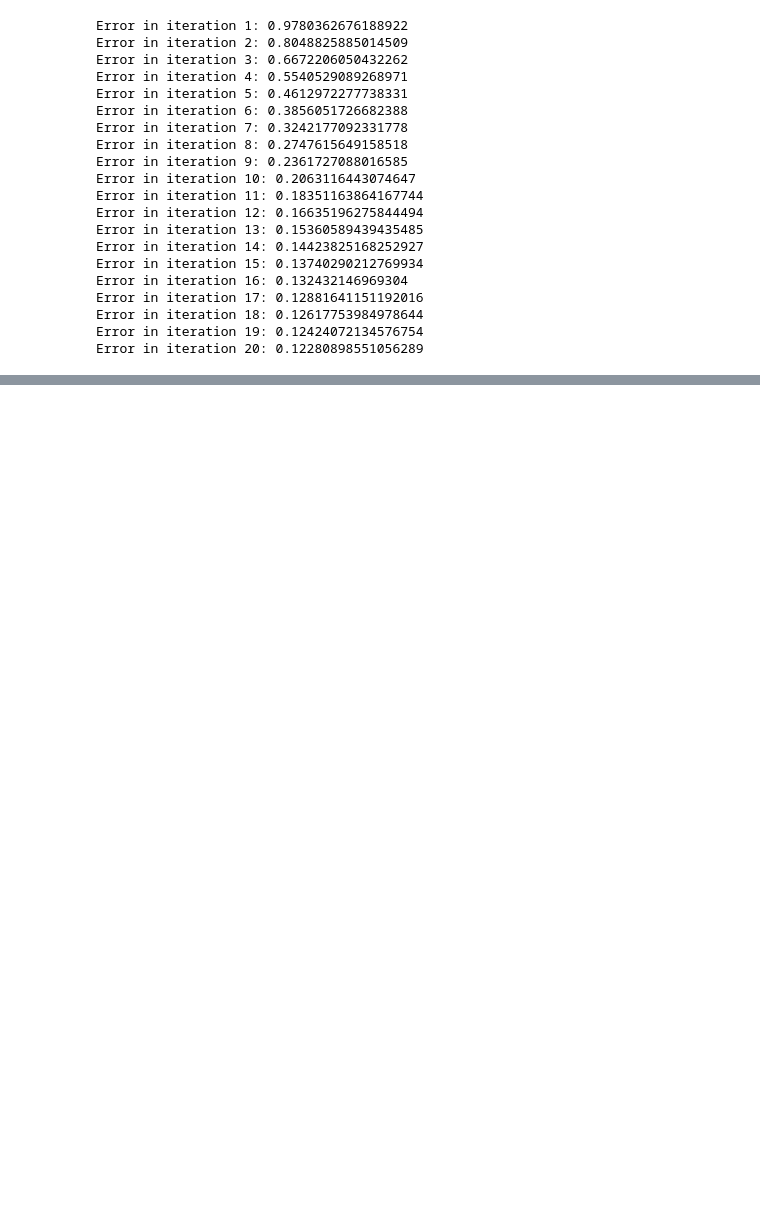
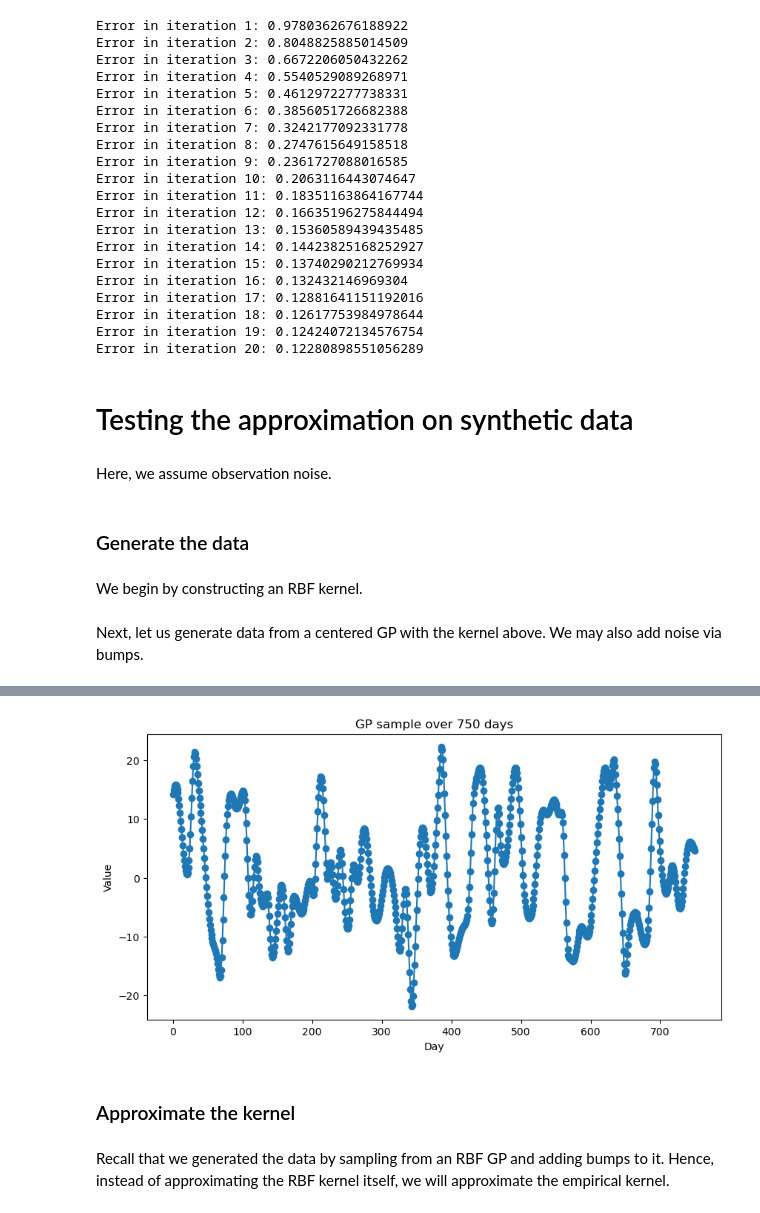
Before and after one commit to rafaelhanashiro/slr, a Jupyter notebook: slr.ipynb, the cells around one changed output, grey strips where cells are left out. Cells and saved outputs as stored; diff of their text form; code cells hidden in the pictures; blank space fills up the shorter version.

```diff
--- a/slr.ipynb
+++ b/slr.ipynb
@@ -304,3 +313,7 @@ Error in iteration 17: 0.12881641151192016
 Error in iteration 18: 0.12617753984978644
 Error in iteration 19: 0.12424072134576754
 Error in iteration 20: 0.12280898551056289
+# %% [markdown]
+# Testing the approximation on synthetic data
+# %% [markdown]
+Here, we assume observation noise.
@@ -306,0 +367,40 @@ Error in iteration 20: 0.12280898551056289
+# %% [markdown]
+### Generate the data
+# %% [markdown]
+We begin by constructing an RBF kernel.
+# %%
+T = 750
+N = 2 * T + 1
+k_symm = [0] * N
+
+sigma_f = 10
+lengthscale = 10
+
+for tau in range(T + 1):
+    k_symm[T + tau] = k_symm[T - tau] = (sigma_f ** 2) * np.exp(-0.5 * (tau / lengthscale) ** 2)
+
+k = np.array(k_symm[T:])
+# %% [markdown]
+Next, let us generate data from a centered GP with the kernel above. We may also add noise via bumps.
+# %%
+# np.random.seed(0)
+
+K = toeplitz(k) + 1e-6 * np.eye(T+1)
+L = cholesky(K, lower=True)
+z = np.random.randn(T+1)
+data = L @ z
+
+# Adding noise (or bumps) to the data
+bumps = 25
+times = np.arange(T+1)
+for c, s in zip(np.random.randint(0, T+1, bumps), np.random.choice([-1, 1], bumps)):
+    data += s * 10 * np.exp(-((times - c) / 5)**2)
+
+
+plt.figure(figsize=(10, 5))
+plt.plot(np.arange(T+1), data, marker="o")
+plt.title(f"GP sample over {T} days")
+plt.xlabel("Day")
+plt.ylabel("Value")
+plt.show()
+# %% [output]
@@ -306,0 +424,5 @@ Error in iteration 20: 0.12280898551056289
+[figure, added]
+# %% [markdown]
+### Approximate the kernel
+# %% [markdown]
+Recall that we generated the data by sampling from an RBF GP and adding bumps to it. Hence, instead of approximating the RBF kernel itself, we will approximate the empirical kernel.
```
Also changed, not shown: parts of 13 cells of this notebook.
